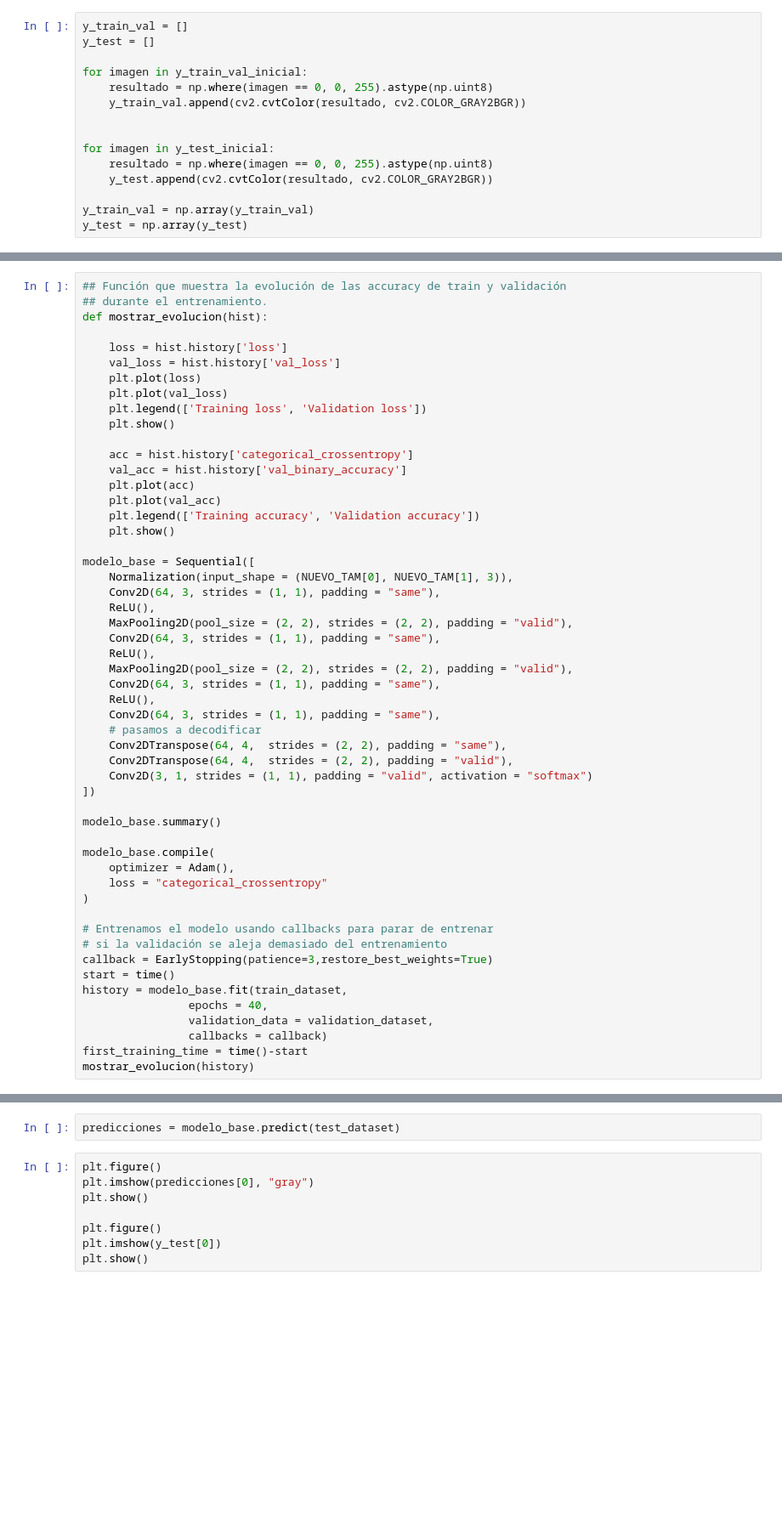
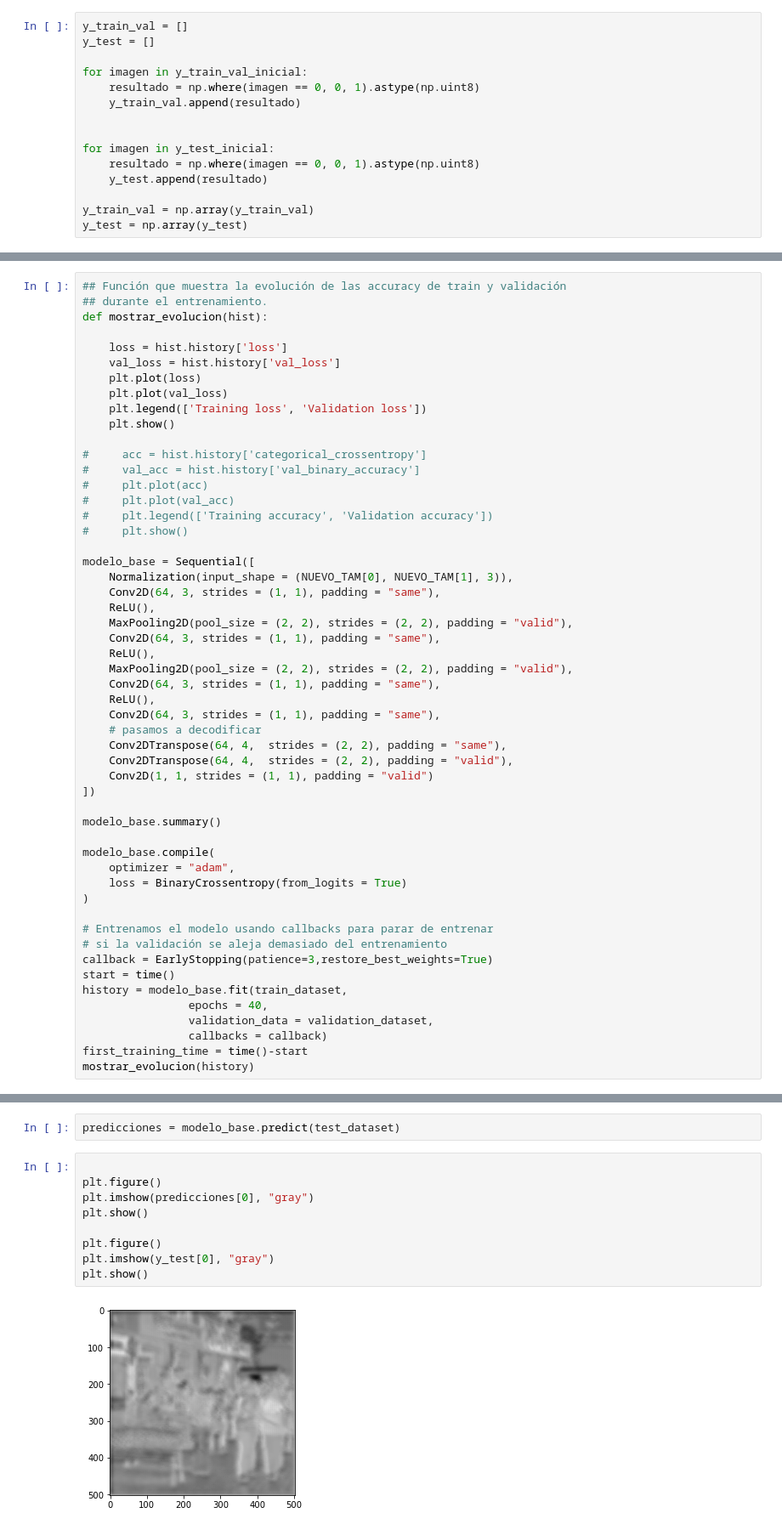
Before and after one commit to Juane99/VC_TEORIA_DATCOM, a Jupyter notebook: segmentation.ipynb, the cells around one changed output, grey strips where cells are left out. Shown at 85% size. Saved outputs shown, nothing was run; the diff lists cells and outputs as text; blank space fills up the shorter version.

Commit message:
paso las imagenes a 0 - 1 en lugar de 0-255 y pruebas para que aprenda bien

```diff
--- a/segmentation.ipynb
+++ b/segmentation.ipynb
@@ -81,13 +81,13 @@ y_train_val = []
 y_test = []
 
 for imagen in y_train_val_inicial:
-    resultado = np.where(imagen == 0, 0, 255).astype(np.uint8)
-    y_train_val.append(cv2.cvtColor(resultado, cv2.COLOR_GRAY2BGR))
+    resultado = np.where(imagen == 0, 0, 1).astype(np.uint8)
+    y_train_val.append(resultado)
 
 
 for imagen in y_test_inicial:
-    resultado = np.where(imagen == 0, 0, 255).astype(np.uint8)
-    y_test.append(cv2.cvtColor(resultado, cv2.COLOR_GRAY2BGR))
+    resultado = np.where(imagen == 0, 0, 1).astype(np.uint8)
+    y_test.append(resultado)
 
 y_train_val = np.array(y_train_val)
 y_test = np.array(y_test)
@@ -139,12 +135,12 @@ def mostrar_evolucion(hist):
     plt.legend(['Training loss', 'Validation loss'])
     plt.show()
 
-    acc = hist.history['categorical_crossentropy']
-    val_acc = hist.history['val_binary_accuracy']
-    plt.plot(acc)
-    plt.plot(val_acc)
-    plt.legend(['Training accuracy', 'Validation accuracy'])
-    plt.show()
+#     acc = hist.history['categorical_crossentropy']
+#     val_acc = hist.history['val_binary_accuracy']
+#     plt.plot(acc)
+#     plt.plot(val_acc)
+#     plt.legend(['Training accuracy', 'Validation accuracy'])
+#     plt.show()
 
 modelo_base = Sequential([
     Normalization(input_shape = (NUEVO_TAM[0], NUEVO_TAM[1], 3)),
@@ -160,14 +156,14 @@ modelo_base = Sequential([
     # pasamos a decodificar
     Conv2DTranspose(64, 4,  strides = (2, 2), padding = "same"),
     Conv2DTranspose(64, 4,  strides = (2, 2), padding = "valid"),
-    Conv2D(3, 1, strides = (1, 1), padding = "valid", activation = "softmax")
+    Conv2D(1, 1, strides = (1, 1), padding = "valid")
 ])
 
 modelo_base.summary()
 
 modelo_base.compile(
-    optimizer = Adam(),
-    loss = "categorical_crossentropy"
+    optimizer = "adam",
+    loss = BinaryCrossentropy(from_logits = True)
 )
 
 # Entrenamos el modelo usando callbacks para parar de entrenar
@@ -205,10 +198,13 @@ Detected at node 'sparse_categorical_crossentropy/SparseSoftmaxCrossEntropyWithL
 # %%
 predicciones = modelo_base.predict(test_dataset)
 # %%
+
 plt.figure()
 plt.imshow(predicciones[0], "gray")
 plt.show()
 
 plt.figure()
-plt.imshow(y_test[0])
+plt.imshow(y_test[0], "gray")
 plt.show()
+# %% [output]
+[figure, added]
```
Also changed, not shown: parts of 4 cells of this notebook.
